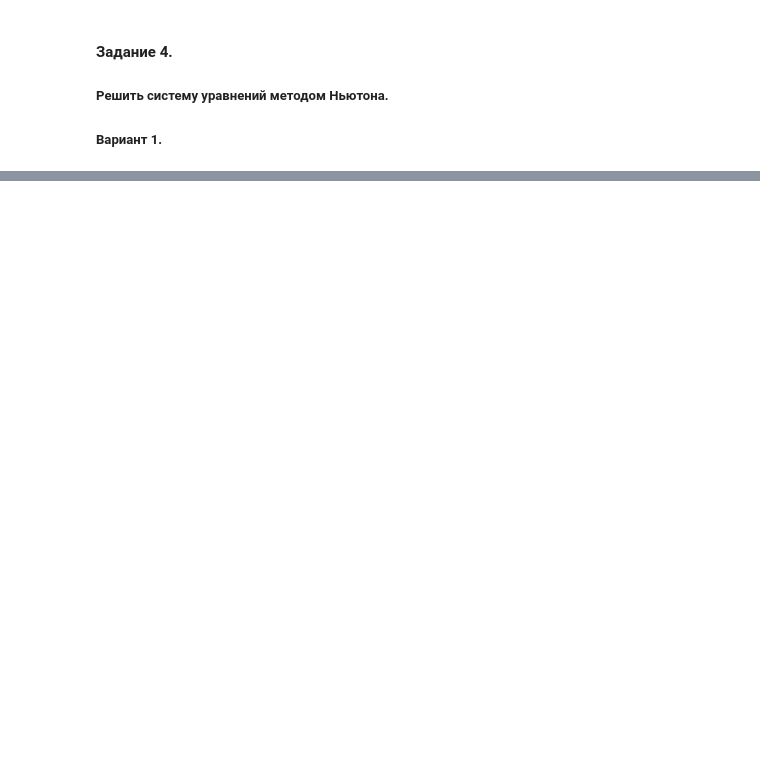
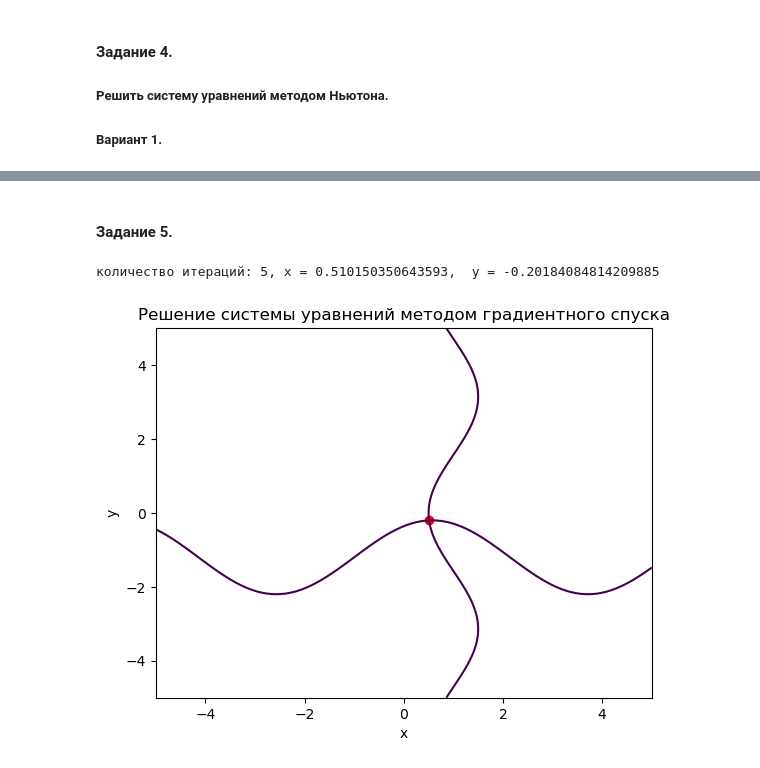
Before and after one commit to niktimf/CHSU_optimization_methods, a Jupyter notebook: LABA1OM.ipynb, the cells around one changed output, grey strips where cells are left out. Saved outputs shown, nothing was run; the diff lists cells and outputs as text; code cells hidden in the pictures; blank space fills up the shorter version.

```diff
--- a/LABA1OM.ipynb
+++ b/LABA1OM.ipynb
@@ -114,0 +143,56 @@ import numpy as np
+# %% [markdown]
+#### Задание 5.
+# %%
+import numpy as np
+from scipy.optimize import minimize
+import matplotlib.pyplot as plt
+
+
+def fun(x):
+	""" Вычисление значений левой и правой частей системы уравнений на заданных значениях переменных x и y.  """
+	f = np.zeros(2)							# создание массива f с двумя элементами, заполненными нулями. Этот массив будет содержать значения левой и правой частей системы уравнений.
+	f[0] = np.sin(x[0]+1) - x[1] - 1.2
+	f[1] = 2 * x[0] + np.cos(x[1]) - 2
+	return f
+
+def lsq(x):
+	""" Используется для оптимизации системы уравнений методом градиентного спуска """
+	return np.sum(fun(x) ** 2)
+
+x0 = np.array([0, 0]) 						# начальное приближение
+result = minimize(lsq, x0, method='CG') 	# решение методом градиентного спуска
+
+print(f'количество итераций: {result.nit}, x = {result.x[0]},  y = {result.x[1]}')
+
+def f1(x, y):
+	return np.sin(x + 1) - y - 1.2
+
+def f2(x, y):
+	return 2 * x + np.cos(y) - 2
+
+# Создаем сетку значений переменных x и y
+x = np.linspace(-5, 5, 100)
+y = np.linspace(-5, 5, 100)
+X, Y = np.meshgrid(x, y)
+
+# Вычисляем значения функций на сетке
+Z1 = f1(X, Y)
+Z2 = f2(X, Y)
+
+# Строим графики функций
+fig, ax = plt.subplots()
+ax.contour(X, Y, Z1, levels=[0])
+ax.contour(X, Y, Z2, levels=[0])
+
+# Добавляем точку оптимального решения
+ax.scatter(result.x[0],result.x[1], c='red')
+
+# Добавляем подписи осей и заголовок
+ax.set_xlabel('x')
+ax.set_ylabel('y')
+ax.set_title('Решение системы уравнений методом градиентного спуска')
+
+plt.show()
+# %% [output]
+количество итераций: 5, x = 0.510150350643593,  y = -0.20184084814209885
+[figure, added]
```
Also changed, not shown: parts of 8 cells of this notebook, 1 other file.
